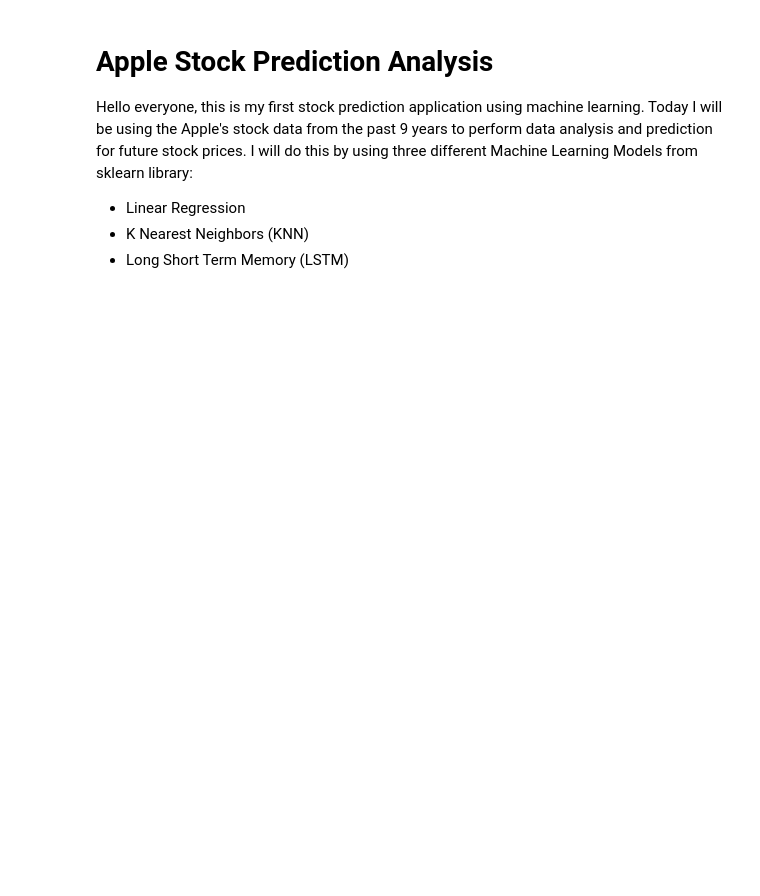
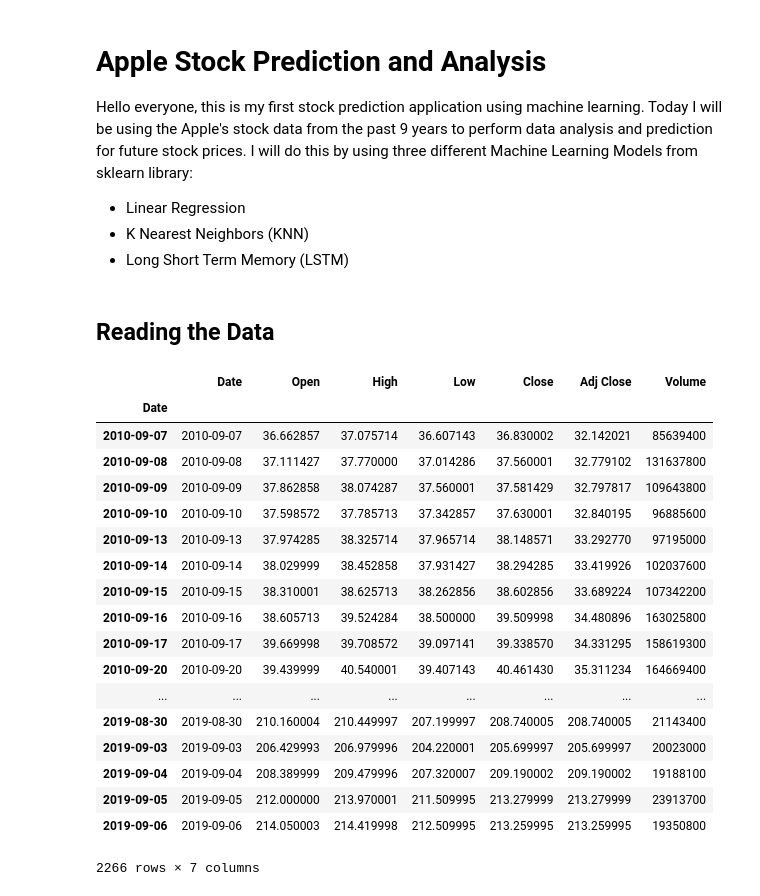
Before and after one commit to saniyanafees6/finance-stock-prediction, a Jupyter notebook: stock_prediction.ipynb, the cells around one changed output. Saved outputs shown, nothing was run; the diff lists cells and outputs as text; code cells hidden in the pictures; blank space fills up the shorter version.

```diff
--- a/stock_prediction.ipynb
+++ b/stock_prediction.ipynb
@@ -3,5 +3,5 @@
 # %% [markdown]
-# Apple Stock Prediction Analysis
+# Apple Stock Prediction and Analysis
 Hello everyone, this is my first stock prediction application using machine learning. Today I will be using the Apple's stock data from the past 9 years to perform data analysis and prediction for future stock prices. I will do this by using three different Machine Learning Models from sklearn library:
 - Linear Regression
 - K Nearest Neighbors (KNN)
@@ -8,0 +18,31 @@ Hello everyone, this is my first stock prediction application using machine lear
+# %% [markdown]
+## Reading the Data
+# %%
+url = 'https://raw.githubusercontent.com/saniyanafees6/finance-stock-prediction/master/AAPL.csv'
+#read the file
+df = pd.read_csv(url)
+
+
+df.index = df['Date']
+#printing the last 5 rows of data
+df
+# %% [output]
+|  | Date | Open | High | Low | Close | Adj Close | Volume |
+| Date |  |  |  |  |  |  |  |
+| 2010-09-07 | 2010-09-07 | 36.662857 | 37.075714 | 36.607143 | 36.830002 | 32.142021 | 85639400 |
+| 2010-09-08 | 2010-09-08 | 37.111427 | 37.770000 | 37.014286 | 37.560001 | 32.779102 | 131637800 |
+| 2010-09-09 | 2010-09-09 | 37.862858 | 38.074287 | 37.560001 | 37.581429 | 32.797817 | 109643800 |
+| 2010-09-10 | 2010-09-10 | 37.598572 | 37.785713 | 37.342857 | 37.630001 | 32.840195 | 96885600 |
+| 2010-09-13 | 2010-09-13 | 37.974285 | 38.325714 | 37.965714 | 38.148571 | 33.292770 | 97195000 |
+| 2010-09-14 | 2010-09-14 | 38.029999 | 38.452858 | 37.931427 | 38.294285 | 33.419926 | 102037600 |
+| 2010-09-15 | 2010-09-15 | 38.310001 | 38.625713 | 38.262856 | 38.602856 | 33.689224 | 107342200 |
+| 2010-09-16 | 2010-09-16 | 38.605713 | 39.524284 | 38.500000 | 39.509998 | 34.480896 | 163025800 |
+| 2010-09-17 | 2010-09-17 | 39.669998 | 39.708572 | 39.097141 | 39.338570 | 34.331295 | 158619300 |
+| 2010-09-20 | 2010-09-20 | 39.439999 | 40.540001 | 39.407143 | 40.461430 | 35.311234 | 164669400 |
+| ... | ... | ... | ... | ... | ... | ... | ... |
+| 2019-08-30 | 2019-08-30 | 210.160004 | 210.449997 | 207.199997 | 208.740005 | 208.740005 | 21143400 |
+| 2019-09-03 | 2019-09-03 | 206.429993 | 206.979996 | 204.220001 | 205.699997 | 205.699997 | 20023000 |
+| 2019-09-04 | 2019-09-04 | 208.389999 | 209.479996 | 207.320007 | 209.190002 | 209.190002 | 19188100 |
+| 2019-09-05 | 2019-09-05 | 212.000000 | 213.970001 | 211.509995 | 213.279999 | 213.279999 | 23913700 |
+| 2019-09-06 | 2019-09-06 | 214.050003 | 214.419998 | 212.509995 | 213.259995 | 213.259995 | 19350800 |
+2266 rows × 7 columns
```
Also changed, not shown: parts of 21 cells of this notebook.
